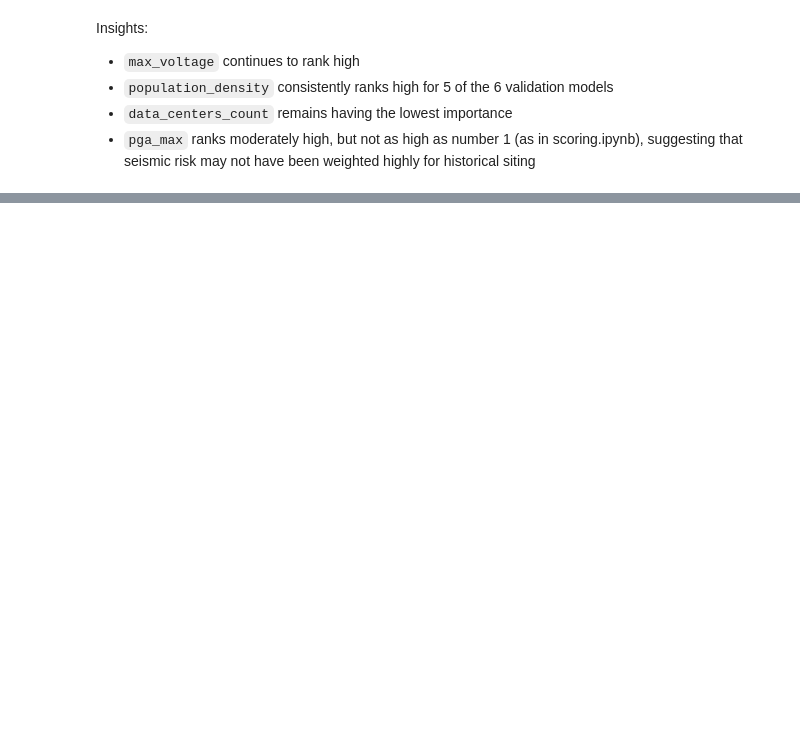
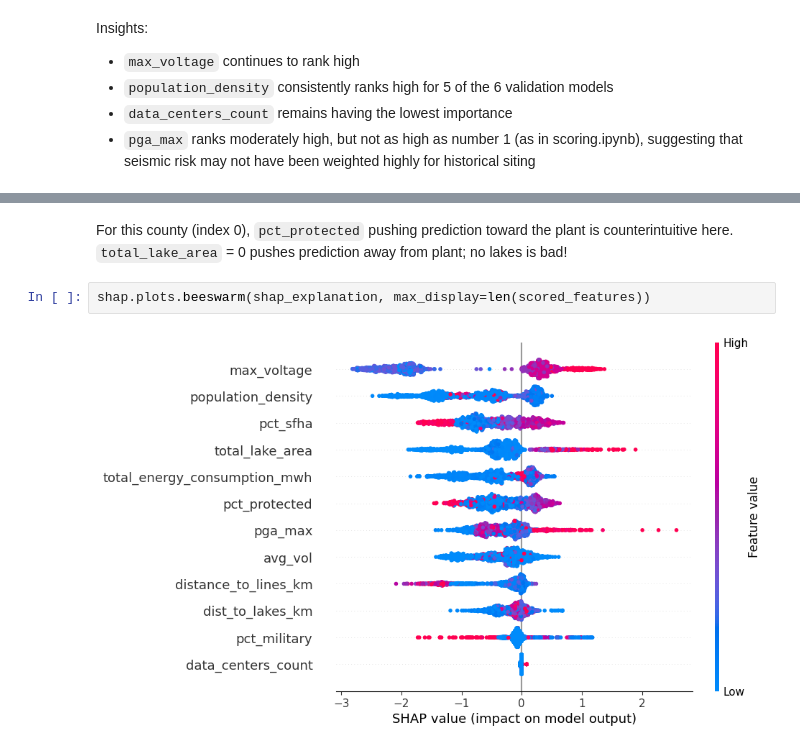
Before and after one commit to UIUC-DSC/team-nuclear-family, a Jupyter notebook: notebooks/validation.ipynb, the cells around one changed output, grey strips where cells are left out. Cells and saved outputs as stored; diff of their text form; blank space fills up the shorter version.

```diff
--- a/notebooks/validation.ipynb
+++ b/notebooks/validation.ipynb
@@ -712,0 +723,6 @@ Insights:
+# %% [markdown]
+For this county (index 0), `pct_protected` pushing prediction toward the plant is counterintuitive here. `total_lake_area` = 0 pushes prediction away from plant; no lakes is bad!
+# %%
+shap.plots.beeswarm(shap_explanation, max_display=len(scored_features))
+# %% [output]
+[figure, added]
```
Also changed, not shown: parts of 5 cells of this notebook.
